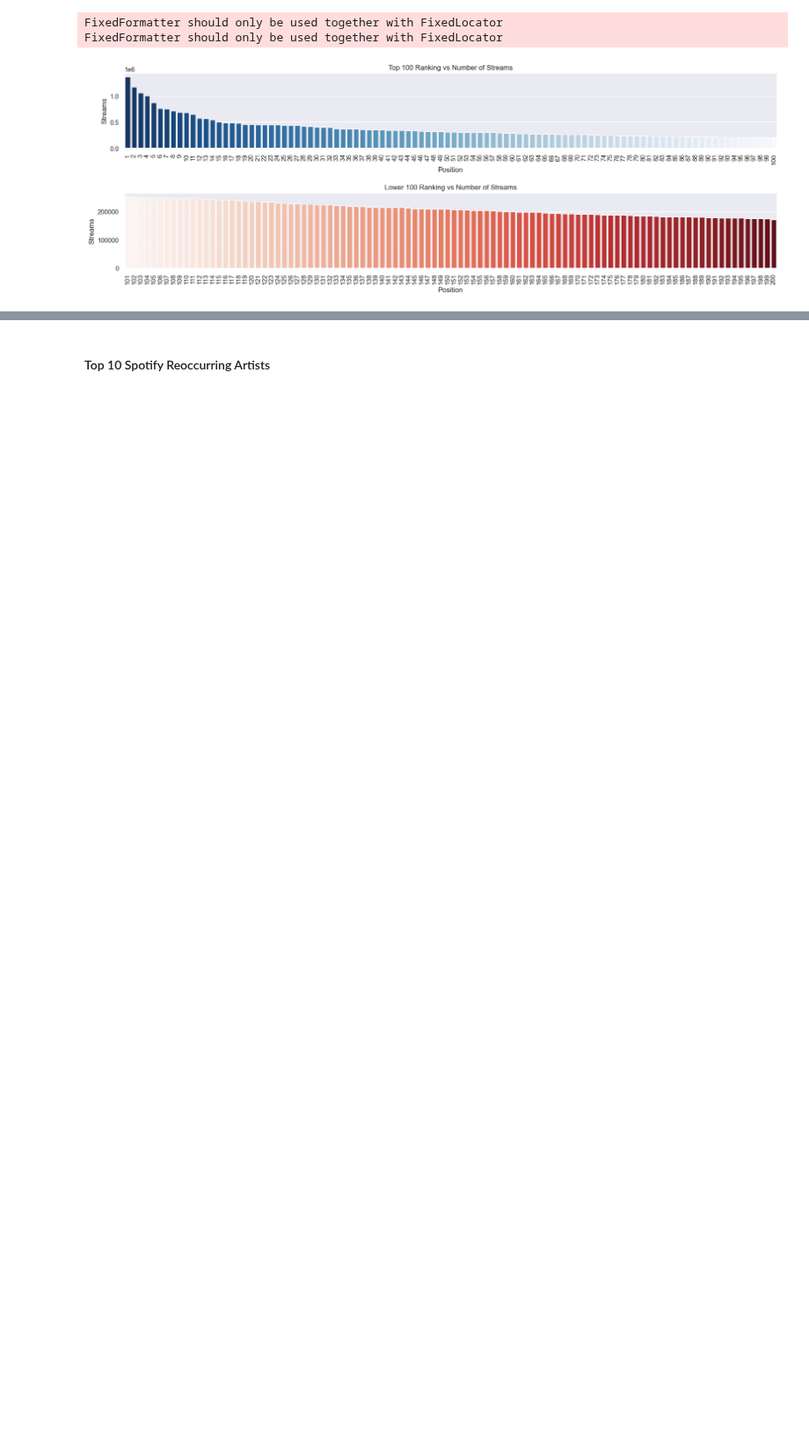
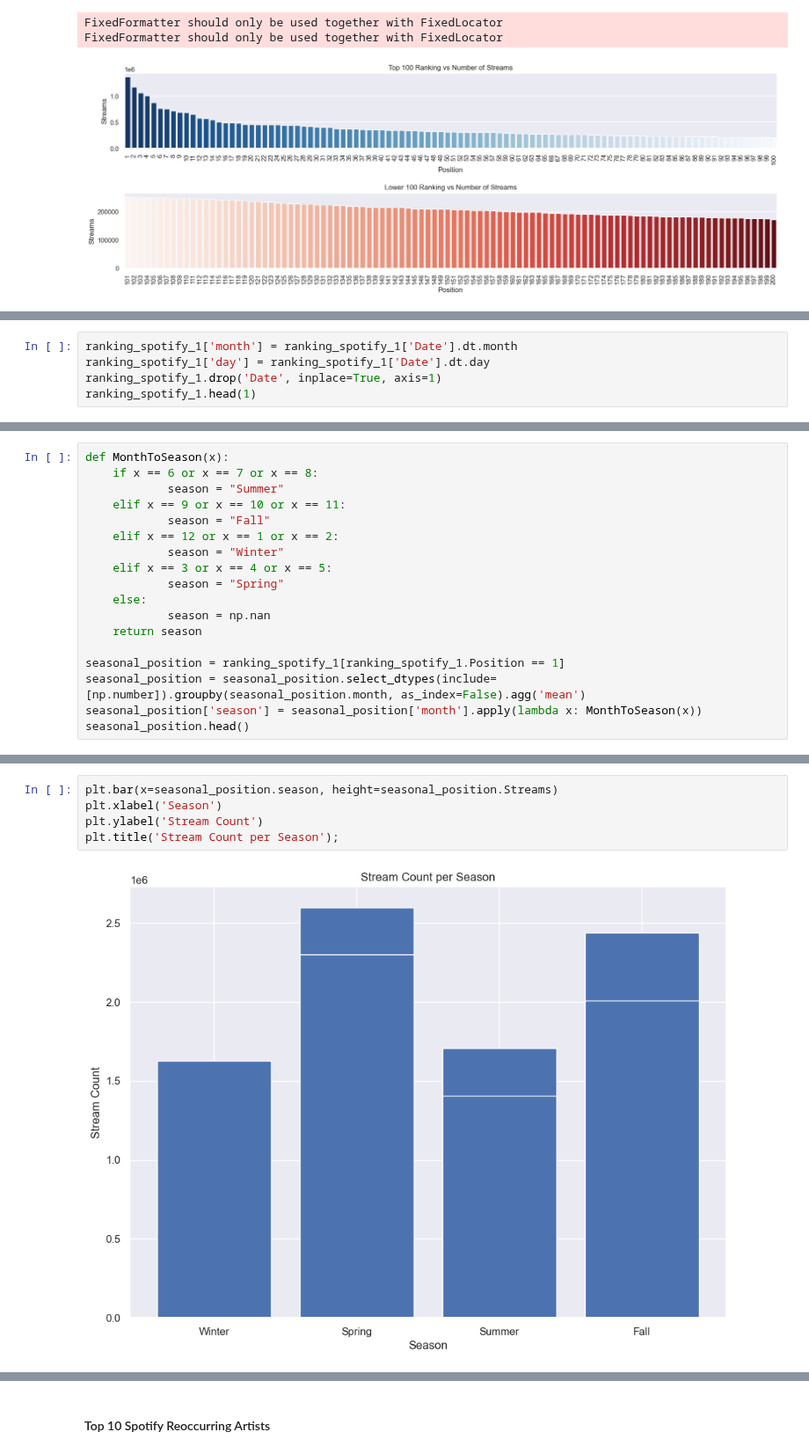
Before and after one commit to hypothetical-lemon/COMP4449-capstone, a Jupyter notebook: midterm/heather_lemon_midterm.ipynb, the cells around one changed output, grey strips where cells are left out. Shown at 88% size. Cells and saved outputs as stored; diff of their text form; blank space fills up the shorter version.

Commit message:
add robust intro, make comments, add month stream graph

```diff
--- a/midterm/heather_lemon_midterm.ipynb
+++ b/midterm/heather_lemon_midterm.ipynb
@@ -504,0 +498,5 @@ artist_group.rename(columns={'': 'Artist'})
+# %%
+ranking_spotify_1['month'] = ranking_spotify_1['Date'].dt.month
+ranking_spotify_1['day'] = ranking_spotify_1['Date'].dt.day
+ranking_spotify_1.drop('Date', inplace=True, axis=1)
+ranking_spotify_1.head(1)
@@ -504,0 +506,18 @@ artist_group.rename(columns={'': 'Artist'})
+# %%
+def MonthToSeason(x):
+    if x == 6 or x == 7 or x == 8:
+            season = "Summer"
+    elif x == 9 or x == 10 or x == 11:
+            season = "Fall"
+    elif x == 12 or x == 1 or x == 2:
+            season = "Winter"
+    elif x == 3 or x == 4 or x == 5:
+            season = "Spring"
+    else:
+            season = np.nan
+    return season
+
+seasonal_position = ranking_spotify_1[ranking_spotify_1.Position == 1]
+seasonal_position = seasonal_position.select_dtypes(include=[np.number]).groupby(seasonal_position.month, as_index=False).agg('mean')
+seasonal_position['season'] = seasonal_position['month'].apply(lambda x: MonthToSeason(x))
+seasonal_position.head()
@@ -504,0 +531,7 @@ artist_group.rename(columns={'': 'Artist'})
+# %%
+plt.bar(x=seasonal_position.season, height=seasonal_position.Streams)
+plt.xlabel('Season')
+plt.ylabel('Stream Count')
+plt.title('Stream Count per Season');
+# %% [output]
+[figure, added]
```
Also changed, not shown: parts of 36 cells of this notebook.
